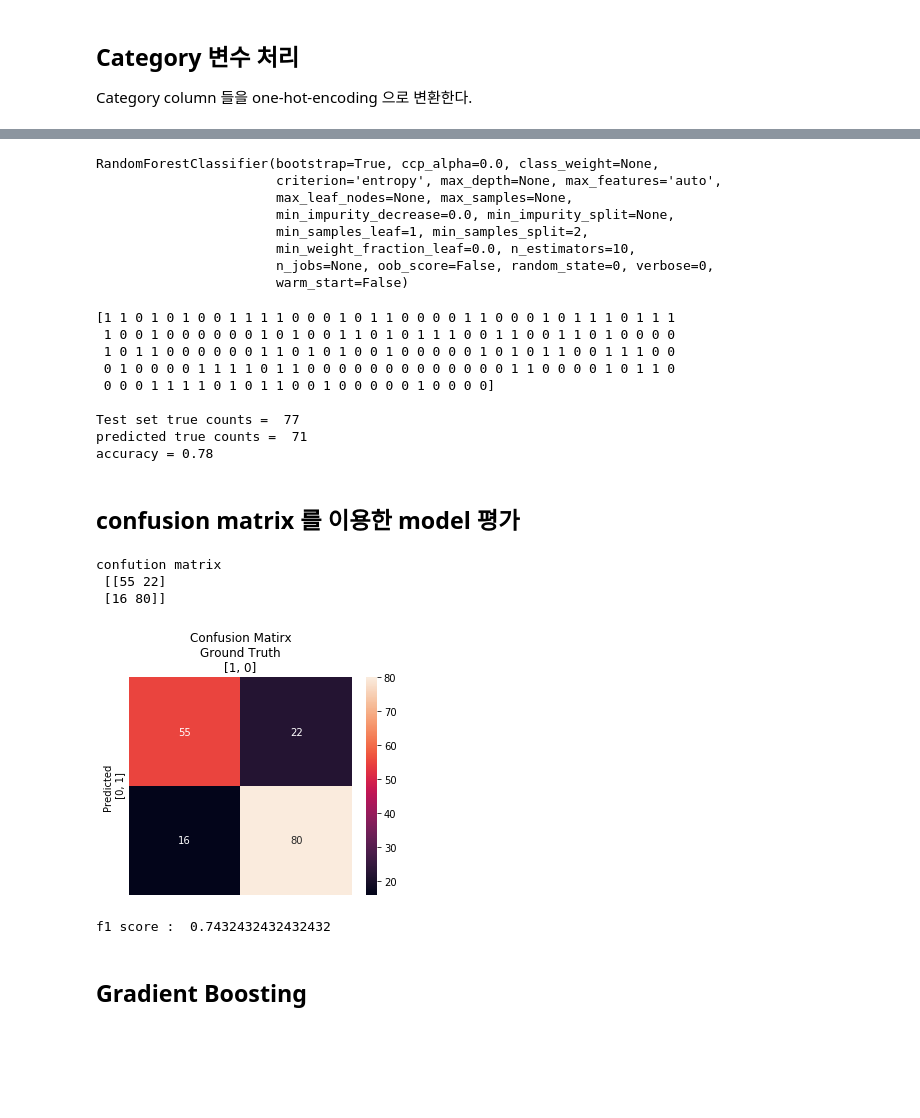
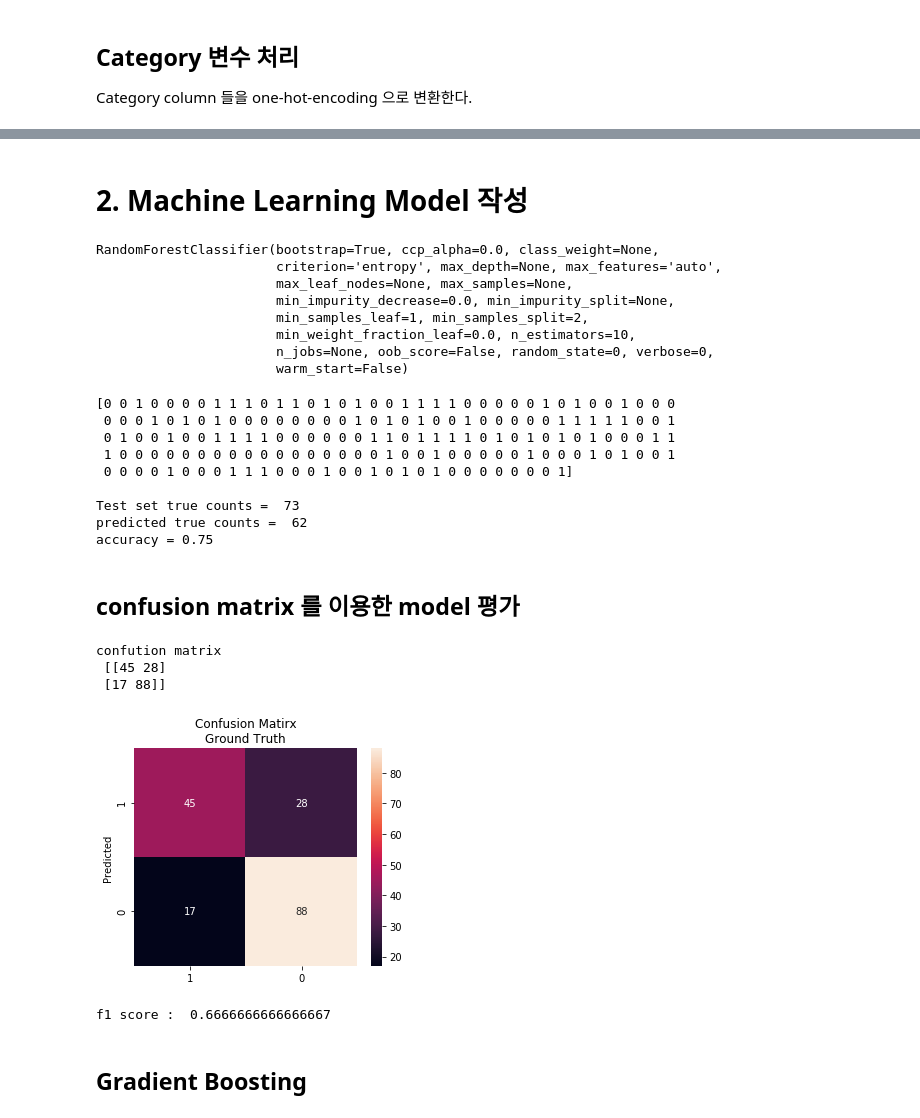
Before and after one commit to ironmanciti/DSME, a Jupyter notebook: 070.RandomForest Gradient Boosting_Titanic.ipynb, the cells around one changed output, grey strips where cells are left out. Saved outputs shown, nothing was run; the diff lists cells and outputs as text; code cells hidden in the pictures; blank space fills up the shorter version.

```diff
--- a/070.RandomForest Gradient Boosting_Titanic.ipynb
+++ b/070.RandomForest Gradient Boosting_Titanic.ipynb
@@ -192,5 +194,5 @@ df_titanic.hist(bins=30, figsize=(8, 8));
 # %% [markdown]
 ### Fare 의 분포가 심하게 skew 되어 있으므로 log 값으로 바꾸어 skewness 를 완화 시킨다.
 # %%
-df_titanic['Fare'] = df_titanic['Fare'].map(lambda x: np.log(x) if x > 0 else 0)
+df['Fare'] = df['Fare'].map(lambda x: np.log(x) if x > 0 else 0)
 # %%
@@ -214,0 +206,4 @@ df_titanic.head()
+# %%
+df = pd.get_dummies(df, columns=['Sex', 'Embarked'])
+
+df.head()
@@ -215,6 +217,8 @@ df_titanic.head()
+# %% [markdown]
+# 2. Machine Learning Model  작성
 # %%
-Y = df_titanic['Survived']
-X = df_titanic.drop(['Survived'], axis=1)
+Y = df['Survived']
+X = df.drop(['Survived'], axis=1)
 # %%
 # dataset 을 Training 과 Test set 으로 분리
 X_train, X_test, y_train, y_test = train_test_split(X, Y, test_size=0.2, random_state=0)
@@ -245,42 +249,42 @@ print("Test set true counts = ", sum(y_test))
 print("predicted true counts = ", sum(y_pred))
 print("accuracy = {:.2f}".format(sum(y_pred == y_test) / len(y_test)))
 # %% [output]
-[1 1 0 1 0 1 0 0 1 1 1 1 0 0 0 1 0 1 1 0 0 0 0 1 1 0 0 0 1 0 1 1 1 0 1 1 1
- 1 0 0 1 0 0 0 0 0 0 1 0 1 0 0 1 1 0 1 0 1 1 1 0 0 1 1 0 0 1 1 0 1 0 0 0 0
- 1 0 1 1 0 0 0 0 0 0 1 1 0 1 0 1 0 0 1 0 0 0 0 0 1 0 1 0 1 1 0 0 1 1 1 0 0
- 0 1 0 0 0 0 1 1 1 1 0 1 1 0 0 0 0 0 0 0 0 0 0 0 0 0 1 1 0 0 0 0 1 0 1 1 0
- 0 0 0 1 1 1 1 0 1 0 1 1 0 0 1 0 0 0 0 0 1 0 0 0 0]
+[0 0 1 0 0 0 0 1 1 1 0 1 1 0 1 0 1 0 0 1 1 1 1 0 0 0 0 0 1 0 1 0 0 1 0 0 0
+ 0 0 0 1 0 1 0 1 0 0 0 0 0 0 0 0 1 0 1 0 1 0 0 1 0 0 0 0 0 1 1 1 1 1 0 0 1
+ 0 1 0 0 1 0 0 1 1 1 1 0 0 0 0 0 0 1 1 0 1 1 1 1 0 1 0 1 0 1 0 1 0 0 0 1 1
+ 1 0 0 0 0 0 0 0 0 0 0 0 0 0 0 0 0 0 1 0 0 1 0 0 0 0 0 1 0 0 0 1 0 1 0 0 1
+ 0 0 0 0 1 0 0 0 1 1 1 0 0 0 1 0 0 1 0 1 0 1 0 0 0 0 0 0 0 1]
 
-Test set true counts =  77
-predicted true counts =  71
-accuracy = 0.78
+Test set true counts =  73
+predicted true counts =  62
+accuracy = 0.75
 # %% [markdown]
 ## confusion matrix 를 이용한 model 평가
 # %%
 from sklearn.metrics import confusion_matrix, f1_score
 from sklearn.metrics import  accuracy_score, precision_score, recall_score, roc_curve, roc_auc_score
 from sklearn.model_selection import cross_val_predict
 import seaborn as sns
 
 cm  = confusion_matrix(y_test, y_pred, labels=[1, 0])
 
 print("confution matrix\n", cm)
 
 plt.figure(figsize=(5,4))
 
-ax = sns.heatmap(cm, annot=True, fmt='d', xticklabels=False, yticklabels=False)
-ax.set_ylabel('Predicted\n [0, 1]')
-ax.set_title('Confusion Matirx\nGround Truth\n[1, 0]')
+ax = sns.heatmap(cm, annot=True, fmt='d', xticklabels=[1, 0], yticklabels=[1, 0])
+ax.set_ylabel('Predicted')
+ax.set_title('Confusion Matirx\nGround Truth')
 None
 # %% [output]
 confution matrix
- [[55 22]
- [16 80]]
+ [[45 28]
+ [17 88]]
-[figure, old version]
+[figure, new version]
 # %%
 print("f1 score : ", f1_score(y_test, y_pred, labels=[1, 0]))
 # %% [output]
-f1 score :  0.7432432432432432
+f1 score :  0.6666666666666667
 # %% [markdown]
 ## Gradient Boosting
 # %%
```
Also changed, not shown: parts of 30 cells of this notebook, 30 other files.
